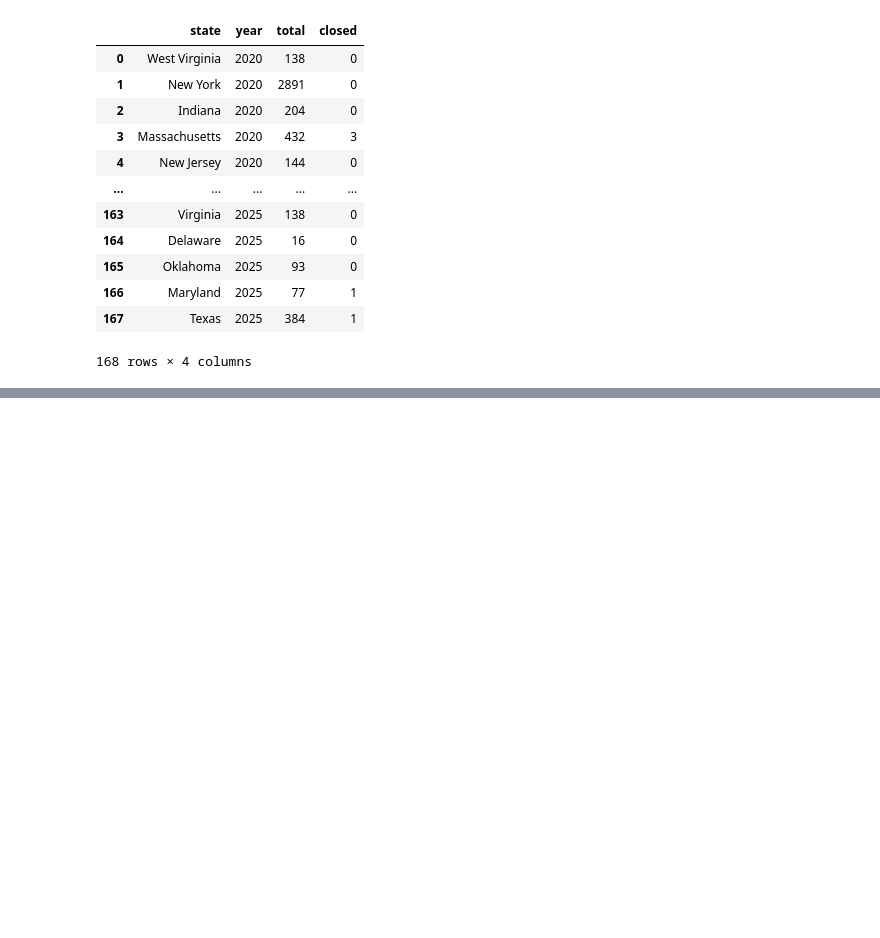
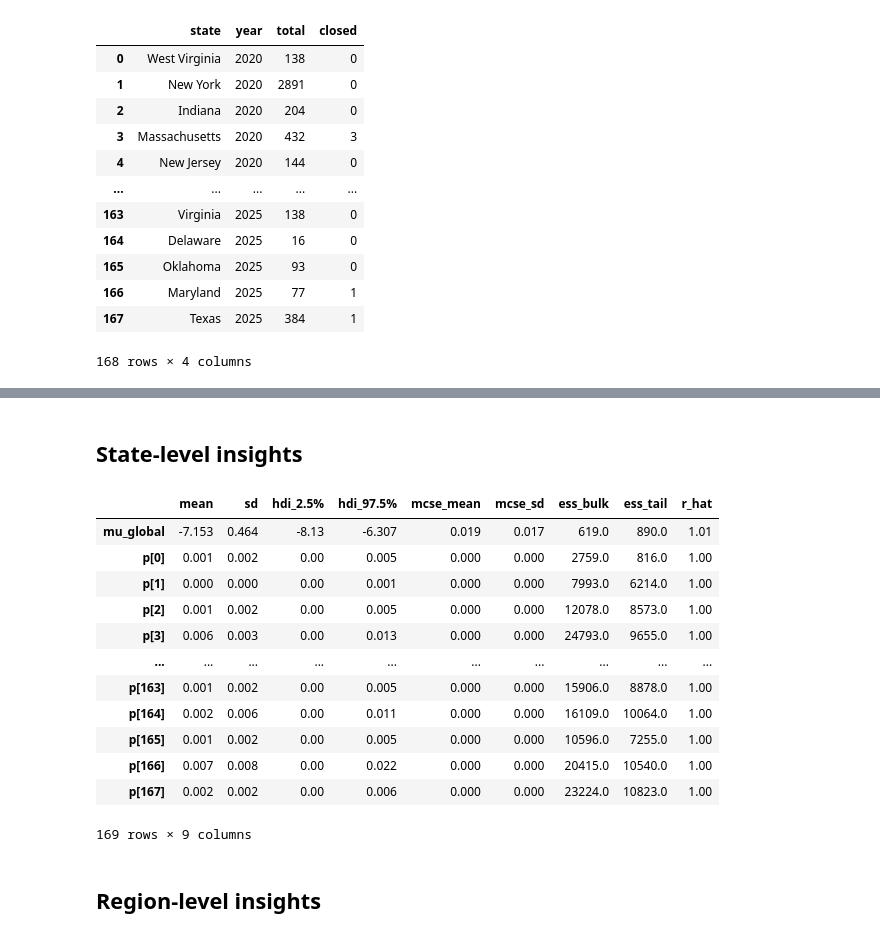
Before and after one commit to SepehrAkbari/enrollment-cliff, a Jupyter notebook: data/bhm.ipynb, the cells around one changed output, grey strips where cells are left out. Cells and saved outputs as stored; diff of their text form; code cells hidden in the pictures; blank space fills up the shorter version.

```diff
--- a/data/bhm.ipynb
+++ b/data/bhm.ipynb
@@ -441,0 +489,20 @@ The rhat statistic is larger than 1.01 for some parameters. This indicates probl
+# %% [markdown]
+## State-level insights
+# %%
+trace = az.from_netcdf('bhm/trace_bhm_2.nc')
+# %%
+az.summary(trace, var_names=['mu_global', 'p'], hdi_prob=0.95)
+# %% [output]
+|  | mean | sd | hdi_2.5% | hdi_97.5% | mcse_mean | mcse_sd | ess_bulk | ess_tail | r_hat |
+| mu_global | -7.153 | 0.464 | -8.13 | -6.307 | 0.019 | 0.017 | 619.0 | 890.0 | 1.01 |
+| p[0] | 0.001 | 0.002 | 0.00 | 0.005 | 0.000 | 0.000 | 2759.0 | 816.0 | 1.00 |
+| p[1] | 0.000 | 0.000 | 0.00 | 0.001 | 0.000 | 0.000 | 7993.0 | 6214.0 | 1.00 |
+| p[2] | 0.001 | 0.002 | 0.00 | 0.005 | 0.000 | 0.000 | 12078.0 | 8573.0 | 1.00 |
+| p[3] | 0.006 | 0.003 | 0.00 | 0.013 | 0.000 | 0.000 | 24793.0 | 9655.0 | 1.00 |
+| ... | ... | ... | ... | ... | ... | ... | ... | ... | ... |
+| p[163] | 0.001 | 0.002 | 0.00 | 0.005 | 0.000 | 0.000 | 15906.0 | 8878.0 | 1.00 |
+| p[164] | 0.002 | 0.006 | 0.00 | 0.011 | 0.000 | 0.000 | 16109.0 | 10064.0 | 1.00 |
+| p[165] | 0.001 | 0.002 | 0.00 | 0.005 | 0.000 | 0.000 | 10596.0 | 7255.0 | 1.00 |
+| p[166] | 0.007 | 0.008 | 0.00 | 0.022 | 0.000 | 0.000 | 20415.0 | 10540.0 | 1.00 |
+| p[167] | 0.002 | 0.002 | 0.00 | 0.006 | 0.000 | 0.000 | 23224.0 | 10823.0 | 1.00 |
+169 rows × 9 columns
@@ -441,0 +541,2 @@ The rhat statistic is larger than 1.01 for some parameters. This indicates probl
+# %% [markdown]
+## Region-level insights
```
Also changed, not shown: parts of 10 cells of this notebook, 19 other files.
